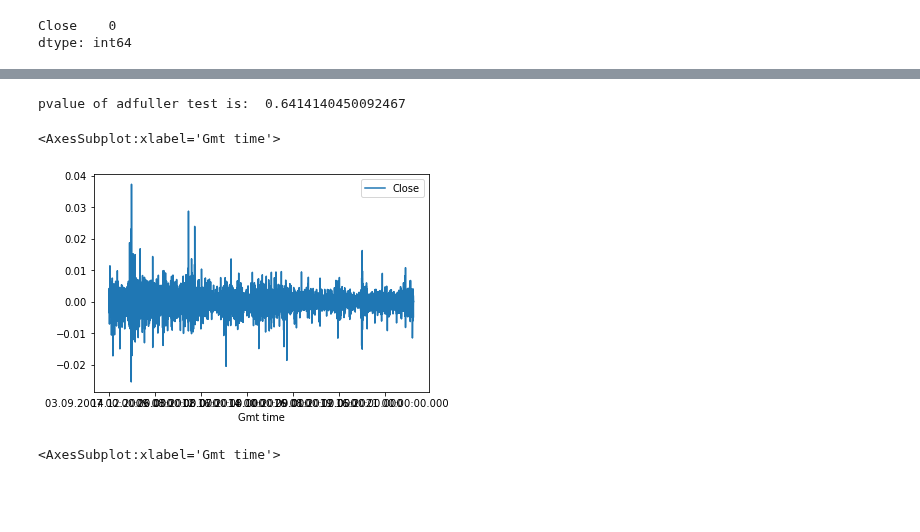
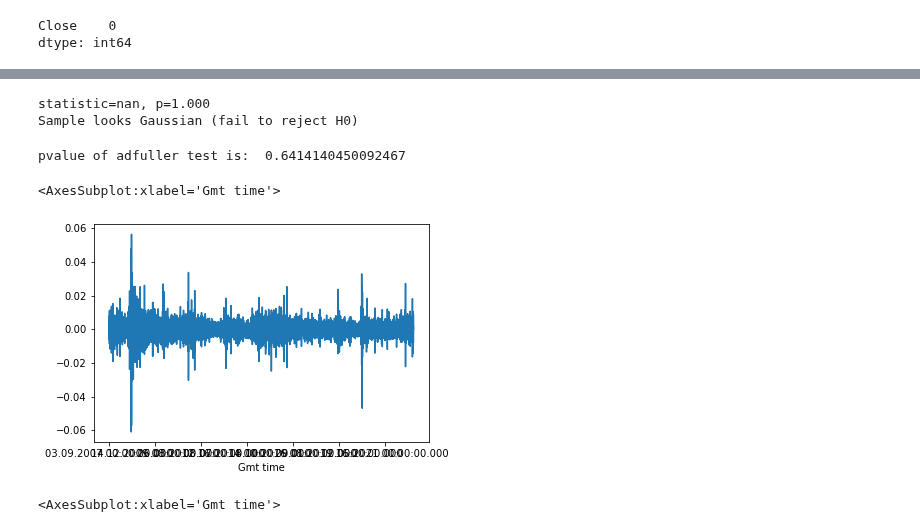
Before and after one commit to Exp-On-Supervised-ML-Algorithms/Regression, a Jupyter notebook: Linear Regression/Linear Regression.ipynb, the cells around one changed output, grey strips where cells are left out. Saved outputs shown, nothing was run; the diff lists cells and outputs as text; code cells hidden in the pictures; blank space fills up the shorter version.

```diff
--- a/Linear Regression/Linear Regression.ipynb
+++ b/Linear Regression/Linear Regression.ipynb
@@ -60,7 +61,7 @@ Close    0
 dtype: int64
 # %%
 # To drop null and inf value if it present
-clean_data.replace(-np.inf, np.nan)
+#clean_data.replace(-np.inf, np.nan)
 
 # Drop row that has all NaN values
-df=clean_data.dropna(how='all')
+#df=clean_data.dropna(how='all')
@@ -69,0 +97,5 @@ It contains 0 infinite values
+# %%
+import seaborn as sns
+log_df = np.log(df.Close)
+log_df = log_df.diff()
+sns.distplot(log_df, hist=True, kde=True, color='blue', hist_kws={'edgecolor': 'black'})
@@ -70,3 +105,23 @@ It contains 0 infinite values
+# %%
+# Null: Data is normally distributed
+#Alt: Data is not normally distributed
+# shapiro-wilk Test
+from numpy.random import seed
+from scipy.stats import shapiro
+# normality test
+stat, p = shapiro(log_df)
+print('statistic=%.3f, p=%.3f' % (stat, p))
+# interpret
+alpha = 0.05
+if p > alpha:
+    print('Sample looks Gaussian (fail to reject H0)')
+else:
+    print('sample deos not look gaussian (reject H0)')
+
+# It conferm data is not gaussian or normal distribution
+# %% [output]
+statistic=nan, p=1.000
+Sample looks Gaussian (fail to reject H0)
 # %%
 # visually data is non stationary
 # Lets do Dickey-fuller test for conformation
@@ -78,11 +133,11 @@ print('pvalue of adfuller test is: ', adftest[1])
 pvalue of adfuller test is:  0.6414140450092467
 # %%
 # Lets try differencing to remove trend
-df1 = df.diff()
+df1 = log_df.diff()
 df1.plot()
 # %% [output]
 <AxesSubplot:xlabel='Gmt time'>
-[figure, old version]
+[figure, new version]
 # %%
 df2 = np.log(df1)
 df2.plot()
```
Also changed, not shown: parts of 7 cells of this notebook.
